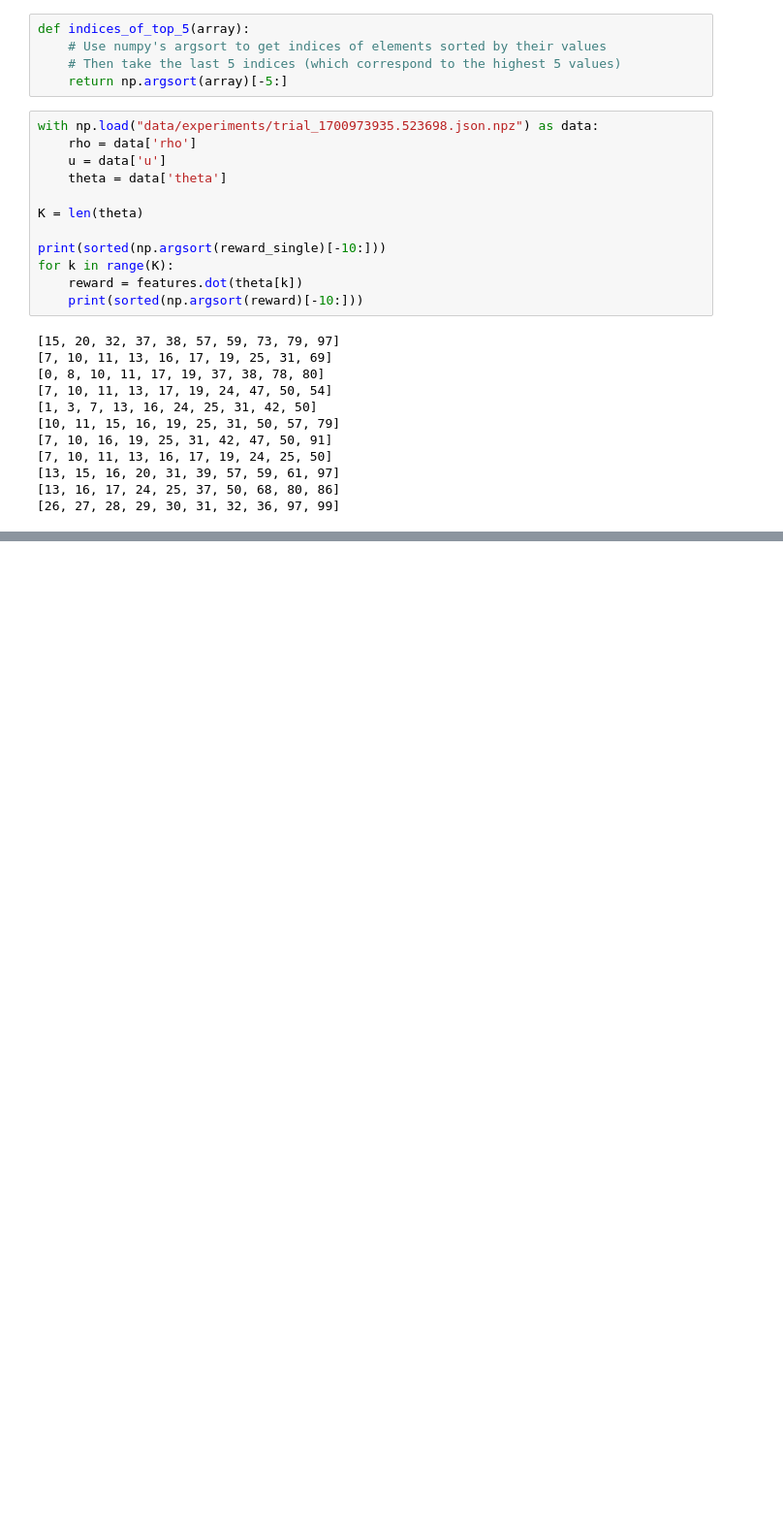
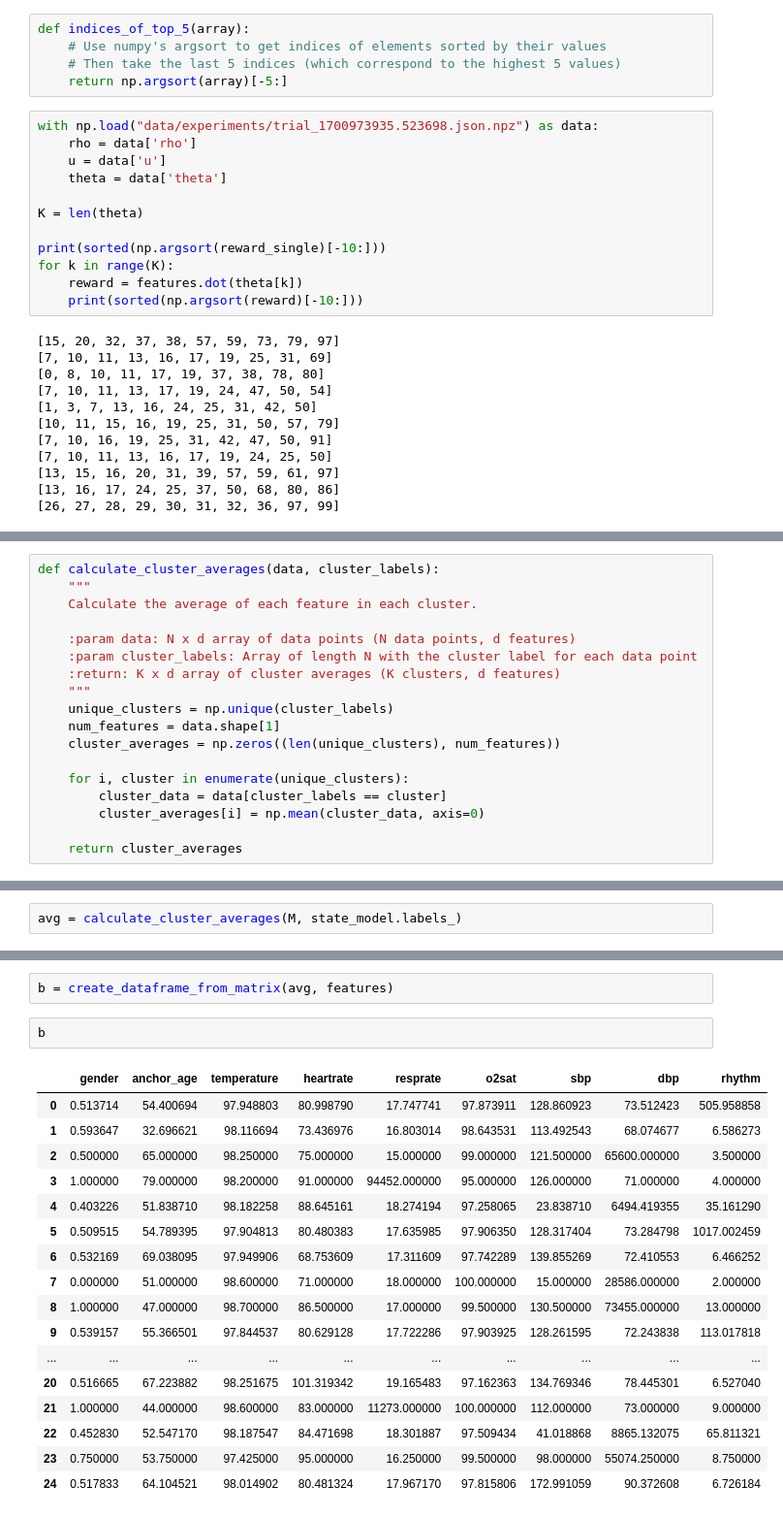
Before and after one commit to isabelkim/MI-IRL-KP, a Jupyter notebook: mdp.ipynb, the cells around one changed output, grey strips where cells are left out. Shown at 97% size. Drawn from its saved outputs; the diff is of its cells as text; blank space fills up the shorter version.

```diff
--- a/mdp.ipynb
+++ b/mdp.ipynb
@@ -270,0 +386,18 @@ for k in range(K):
+# %%
+def calculate_cluster_averages(data, cluster_labels):
+    """
+    Calculate the average of each feature in each cluster.
+
+    :param data: N x d array of data points (N data points, d features)
+    :param cluster_labels: Array of length N with the cluster label for each data point
+    :return: K x d array of cluster averages (K clusters, d features)
+    """
+    unique_clusters = np.unique(cluster_labels)
+    num_features = data.shape[1]
+    cluster_averages = np.zeros((len(unique_clusters), num_features))
+
+    for i, cluster in enumerate(unique_clusters):
+        cluster_data = data[cluster_labels == cluster]
+        cluster_averages[i] = np.mean(cluster_data, axis=0)
+
+    return cluster_averages
@@ -270,0 +406,2 @@ for k in range(K):
+# %%
+avg = calculate_cluster_averages(M, state_model.labels_)
@@ -270,0 +475,22 @@ for k in range(K):
+# %%
+b = create_dataframe_from_matrix(avg, features)
+# %%
+b
+# %% [output]
+|  | gender | anchor_age | temperature | heartrate | resprate | o2sat | sbp | dbp | rhythm |
+| 0 | 0.513714 | 54.400694 | 97.948803 | 80.998790 | 17.747741 | 97.873911 | 128.860923 | 73.512423 | 505.958858 |
+| 1 | 0.593647 | 32.696621 | 98.116694 | 73.436976 | 16.803014 | 98.643531 | 113.492543 | 68.074677 | 6.586273 |
+| 2 | 0.500000 | 65.000000 | 98.250000 | 75.000000 | 15.000000 | 99.000000 | 121.500000 | 65600.000000 | 3.500000 |
+| 3 | 1.000000 | 79.000000 | 98.200000 | 91.000000 | 94452.000000 | 95.000000 | 126.000000 | 71.000000 | 4.000000 |
+| 4 | 0.403226 | 51.838710 | 98.182258 | 88.645161 | 18.274194 | 97.258065 | 23.838710 | 6494.419355 | 35.161290 |
+| 5 | 0.509515 | 54.789395 | 97.904813 | 80.480383 | 17.635985 | 97.906350 | 128.317404 | 73.284798 | 1017.002459 |
+| 6 | 0.532169 | 69.038095 | 97.949906 | 68.753609 | 17.311609 | 97.742289 | 139.855269 | 72.410553 | 6.466252 |
+| 7 | 0.000000 | 51.000000 | 98.600000 | 71.000000 | 18.000000 | 100.000000 | 15.000000 | 28586.000000 | 2.000000 |
+| 8 | 1.000000 | 47.000000 | 98.700000 | 86.500000 | 17.000000 | 99.500000 | 130.500000 | 73455.000000 | 13.000000 |
+| 9 | 0.539157 | 55.366501 | 97.844537 | 80.629128 | 17.722286 | 97.903925 | 128.261595 | 72.243838 | 113.017818 |
+| ... | ... | ... | ... | ... | ... | ... | ... | ... | ... |
+| 20 | 0.516665 | 67.223882 | 98.251675 | 101.319342 | 19.165483 | 97.162363 | 134.769346 | 78.445301 | 6.527040 |
+| 21 | 1.000000 | 44.000000 | 98.600000 | 83.000000 | 11273.000000 | 100.000000 | 112.000000 | 73.000000 | 9.000000 |
+| 22 | 0.452830 | 52.547170 | 98.187547 | 84.471698 | 18.301887 | 97.509434 | 41.018868 | 8865.132075 | 65.811321 |
+| 23 | 0.750000 | 53.750000 | 97.425000 | 95.000000 | 16.250000 | 99.500000 | 98.000000 | 55074.250000 | 8.750000 |
+| 24 | 0.517833 | 64.104521 | 98.014902 | 80.481324 | 17.967170 | 97.815806 | 172.991059 | 90.372608 | 6.726184 |
```
Also changed, not shown: parts of 22 cells of this notebook, 2 other files.
